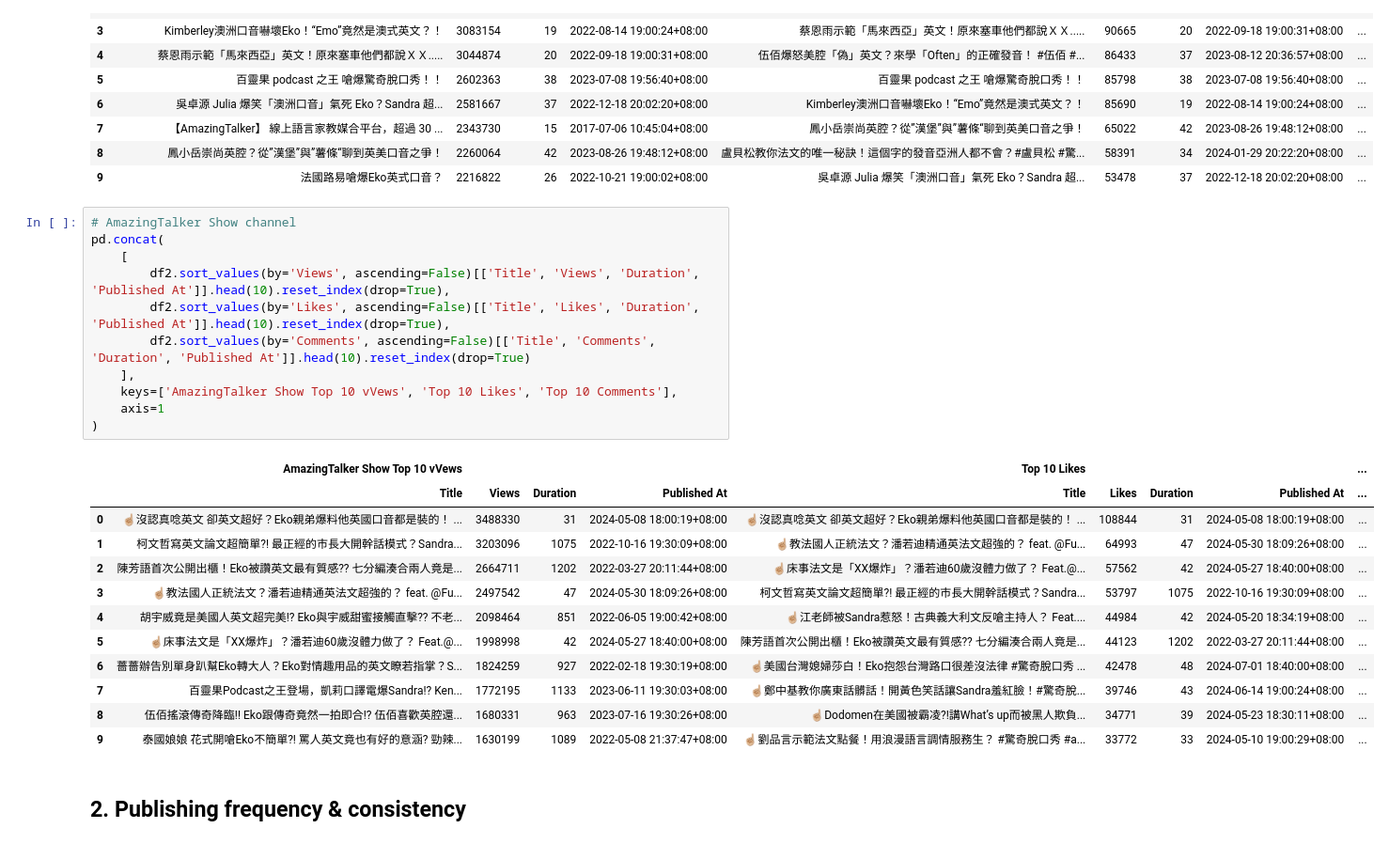
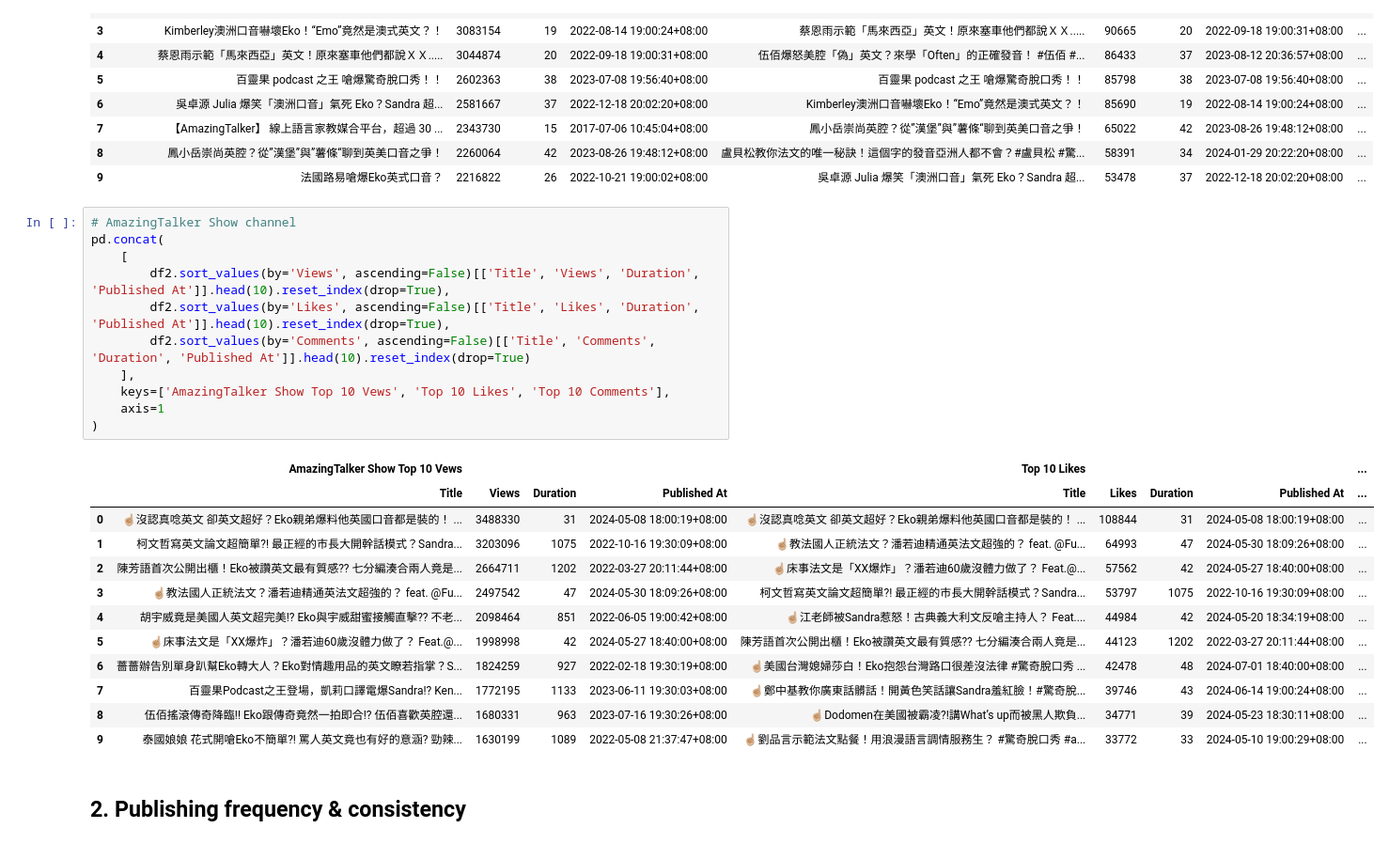
Before and after one commit to Maggie-Huang/maggiehuang-portfolio, a Jupyter notebook: Python/Python Project - Data cleaning and analysis with Pandas.ipynb, the cells around one changed output. Shown: that part at 94% size. Drawn from its saved outputs; the diff is of its cells as text.

```diff
--- a/Python/Python Project - Data cleaning and analysis with Pandas.ipynb
+++ b/Python/Python Project - Data cleaning and analysis with Pandas.ipynb
@@ -327,16 +327,16 @@ pd.concat(
 # %%
 # AmazingTalker Show channel
 pd.concat(
     [
         df2.sort_values(by='Views', ascending=False)[['Title', 'Views', 'Duration', 'Published At']].head(10).reset_index(drop=True),
         df2.sort_values(by='Likes', ascending=False)[['Title', 'Likes', 'Duration', 'Published At']].head(10).reset_index(drop=True),
         df2.sort_values(by='Comments', ascending=False)[['Title', 'Comments', 'Duration', 'Published At']].head(10).reset_index(drop=True)
     ],
-    keys=['AmazingTalker Show Top 10 vVews', 'Top 10 Likes', 'Top 10 Comments'],
+    keys=['AmazingTalker Show Top 10 Vews', 'Top 10 Likes', 'Top 10 Comments'],
     axis=1
 )
 # %% [output]
-|  | AmazingTalker Show Top 10 vVews |  |  |  | Top 10 Likes |  |  |  | ... |
+|  | AmazingTalker Show Top 10 Vews |  |  |  | Top 10 Likes |  |  |  | ... |
 |  | Title | Views | Duration | Published At | Title | Likes | Duration | Published At | ... |
 | 0 | ☝🏼沒認真唸英文 卻英文超好？Eko親弟爆料他英國口音都是裝的！ ... | 3488330 | 31 | 2024-05-08 18:00:19+08:00 | ☝🏼沒認真唸英文 卻英文超好？Eko親弟爆料他英國口音都是裝的！ ... | 108844 | 31 | 2024-05-08 18:00:19+08:00 | ... |
 | 1 | 柯文哲寫英文論文超簡單?! 最正經的市長大開幹話模式？Sandra... | 3203096 | 1075 | 2022-10-16 19:30:09+08:00 | ☝🏼教法國人正統法文？潘若迪精通英法文超強的？ feat. @Fu... | 64993 | 47 | 2024-05-30 18:09:26+08:00 | ... |
```
